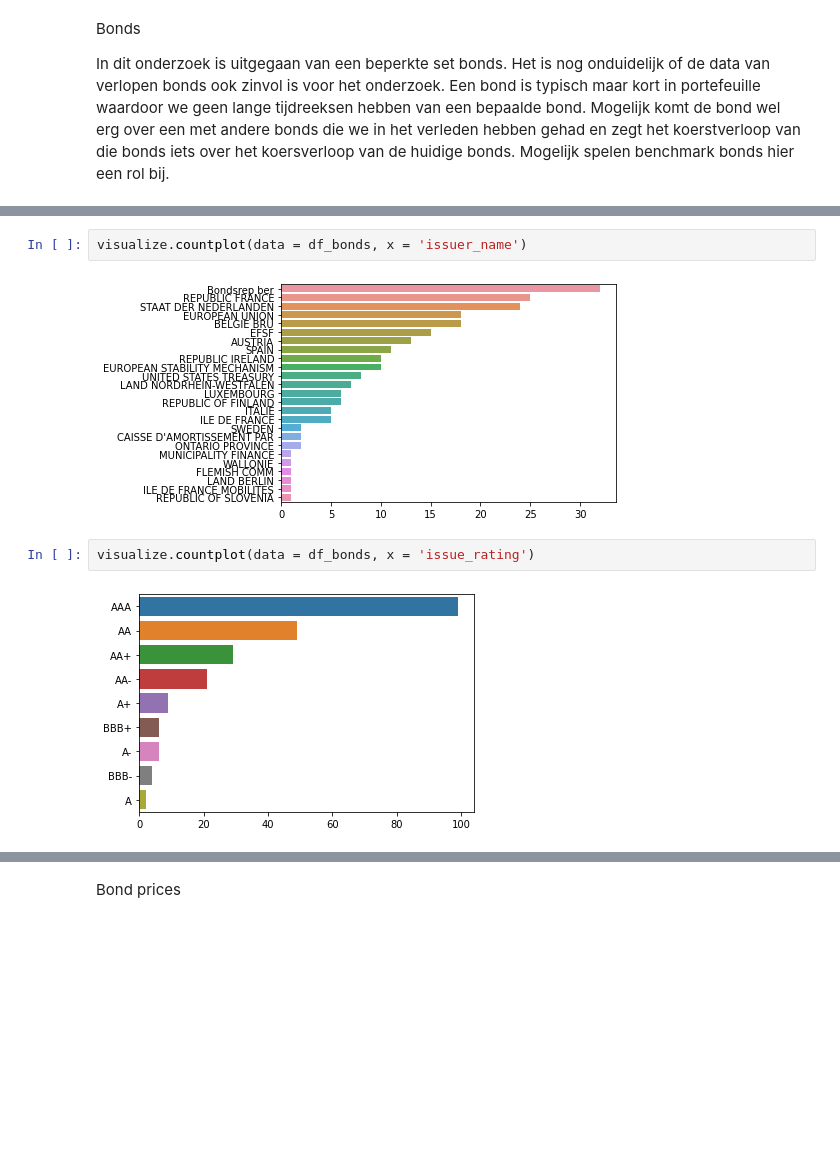
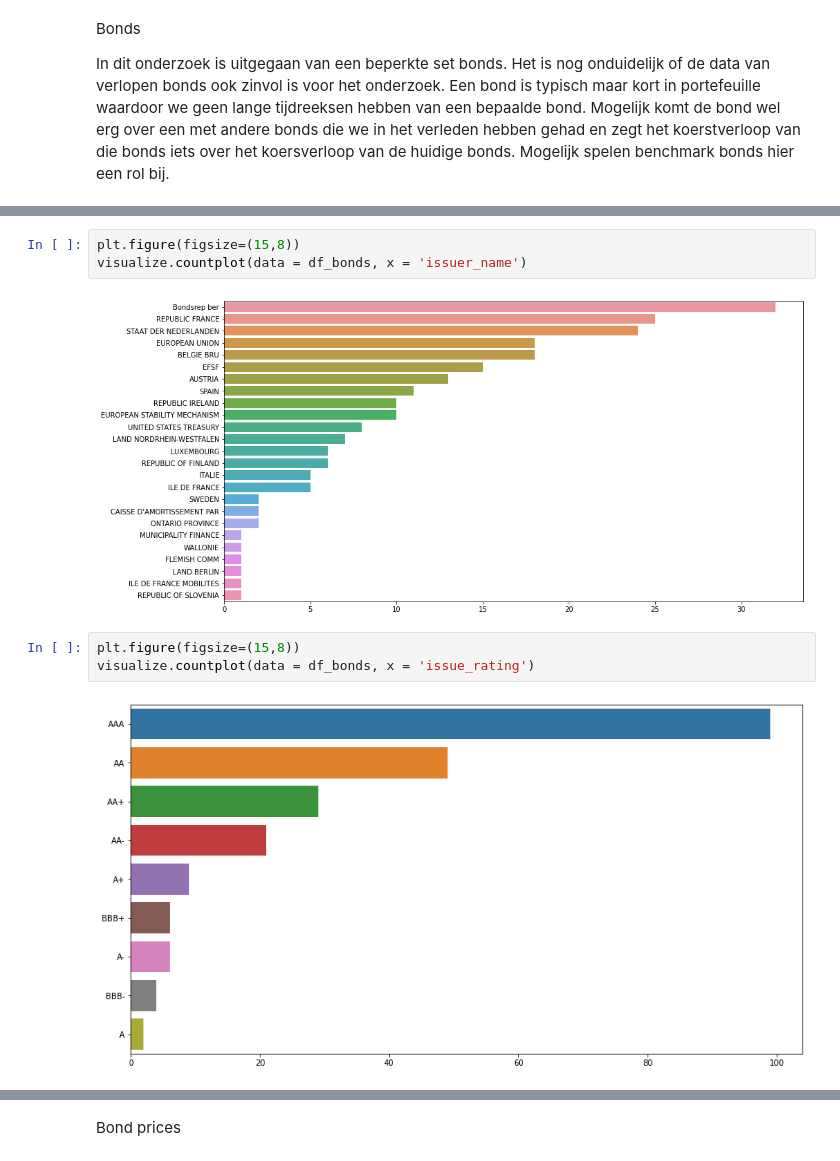
Before and after one commit to Merijn68/BondTrading, a Jupyter notebook: notebooks/03_data_exploratie.ipynb, the cells around one changed output, grey strips where cells are left out. Cells and saved outputs as stored; diff of their text form; blank space fills up the shorter version.

```diff
--- a/notebooks/03_data_exploratie.ipynb
+++ b/notebooks/03_data_exploratie.ipynb
@@ -28,9 +28,11 @@ df_bonds = make_dataset.read_pkl('bonds')
 # %%
+plt.figure(figsize=(15,8))
 visualize.countplot(data = df_bonds, x = 'issuer_name')
 # %% [output]
-[figure, old version]
+[figure, new version]
 # %%
+plt.figure(figsize=(15,8))
 visualize.countplot(data = df_bonds, x = 'issue_rating')
 # %% [output]
-[figure, old version]
+[figure, new version]
 # %%
```
Also changed, not shown: parts of 24 cells of this notebook, 3 other files.
